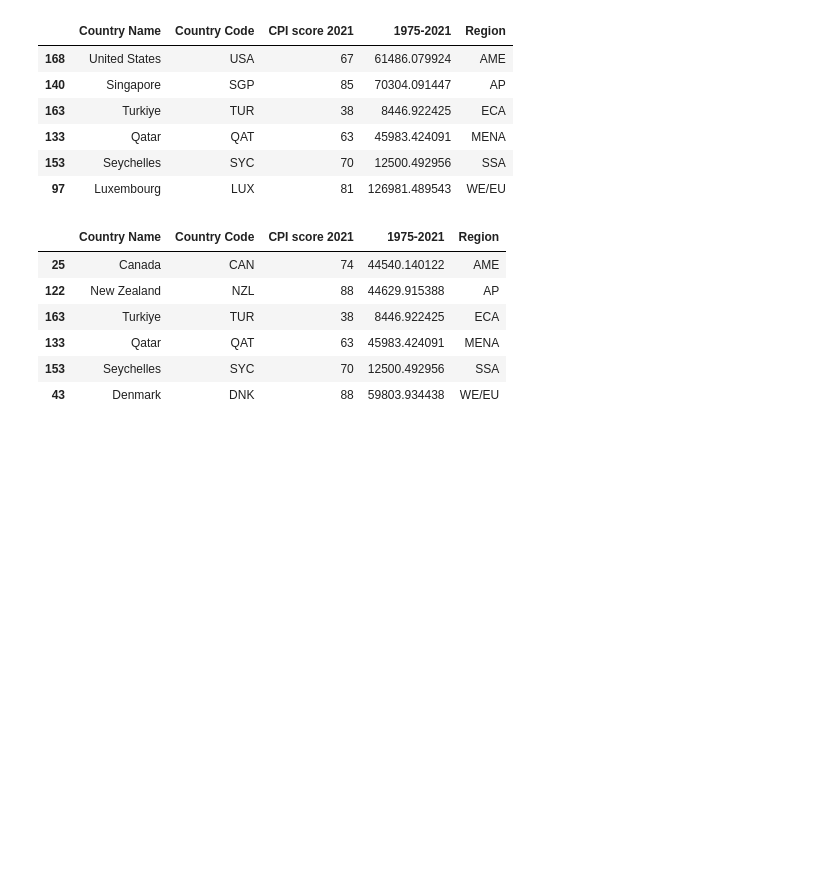
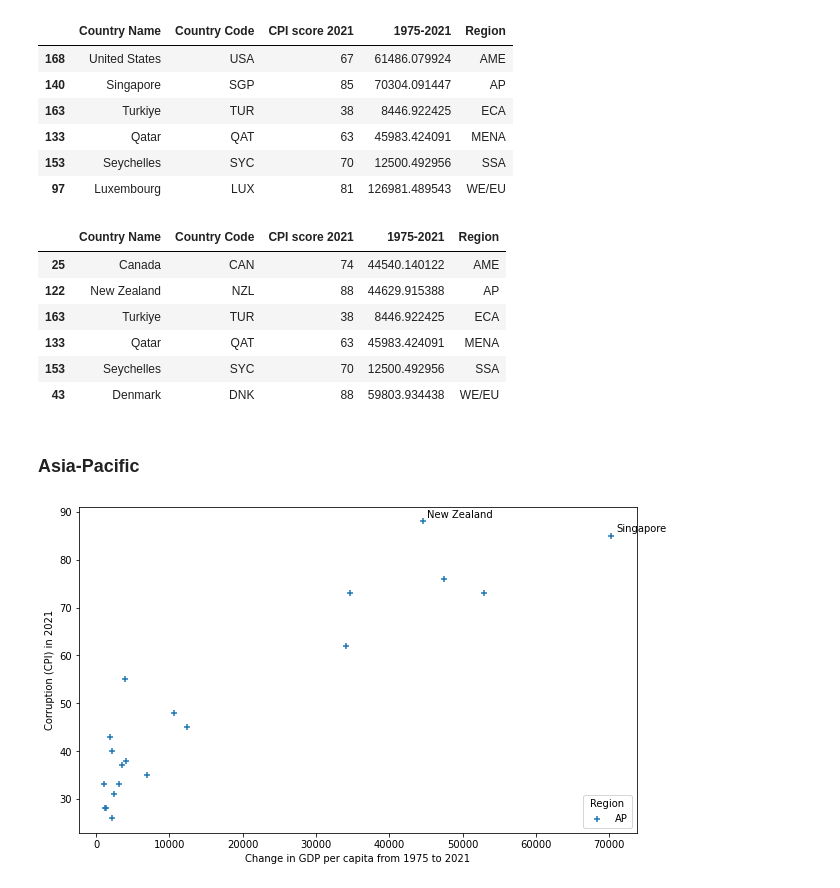
Before and after one commit to ndronen/econdata, a Jupyter notebook: notebooks/Corruption_and_GDP_growth.ipynb, the cells around one changed output. Saved outputs shown, nothing was run; the diff lists cells and outputs as text; code cells hidden in the pictures; blank space fills up the shorter version.

Commit message:
Plot CPI vs GDP per region

```diff
--- a/notebooks/Corruption_and_GDP_growth.ipynb
+++ b/notebooks/Corruption_and_GDP_growth.ipynb
@@ -204,3 +204,14 @@ df_least_corrupt
 | 133 | Qatar | QAT | 63 | 45983.424091 | MENA |
 | 153 | Seychelles | SYC | 70 | 12500.492956 | SSA |
 | 43 | Denmark | DNK | 88 | 59803.934438 | WE/EU |
+# %% [markdown]
+### Asia-Pacific
+# %%
+df_start_end, year_range_column = plot_cpi_against_change_in_gdp_per_capita(
+    joined_df[joined_df.Region == "AP"],
+    "1975",
+    "2021",
+    annotate_extremes=True
+)
+# %% [output]
+[figure, added]
```
Also changed, not shown: parts of 13 cells of this notebook.
